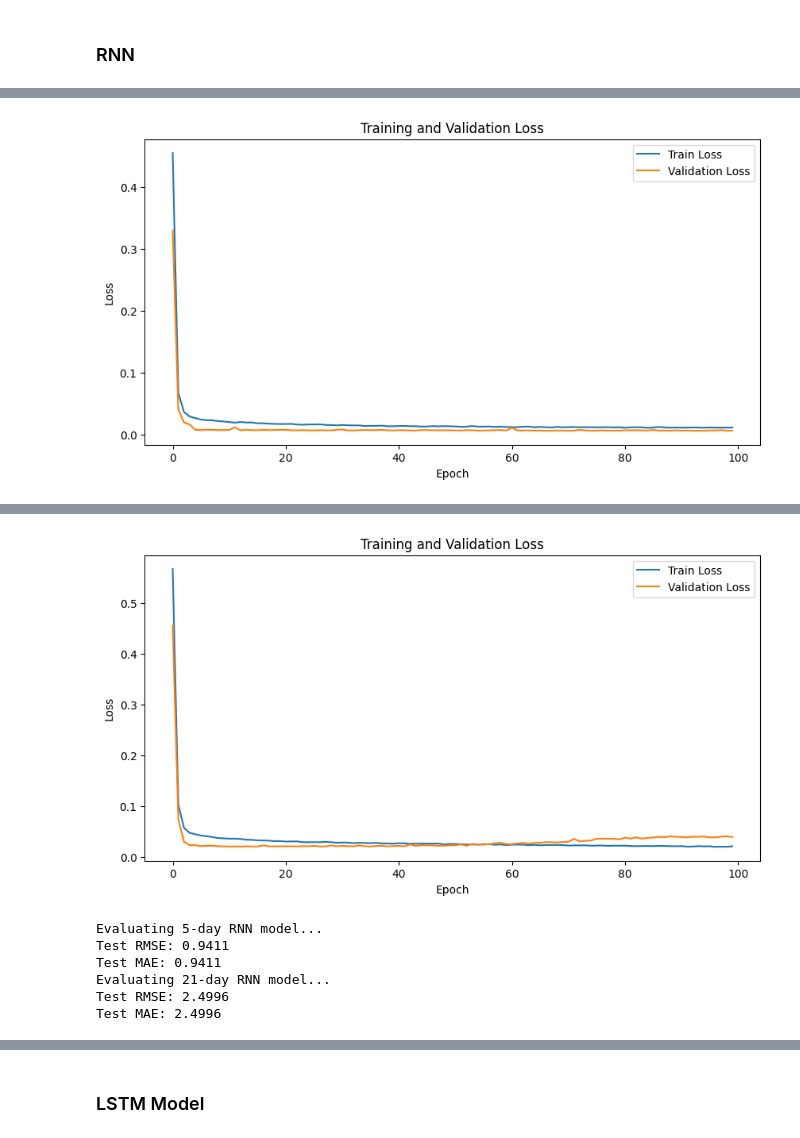
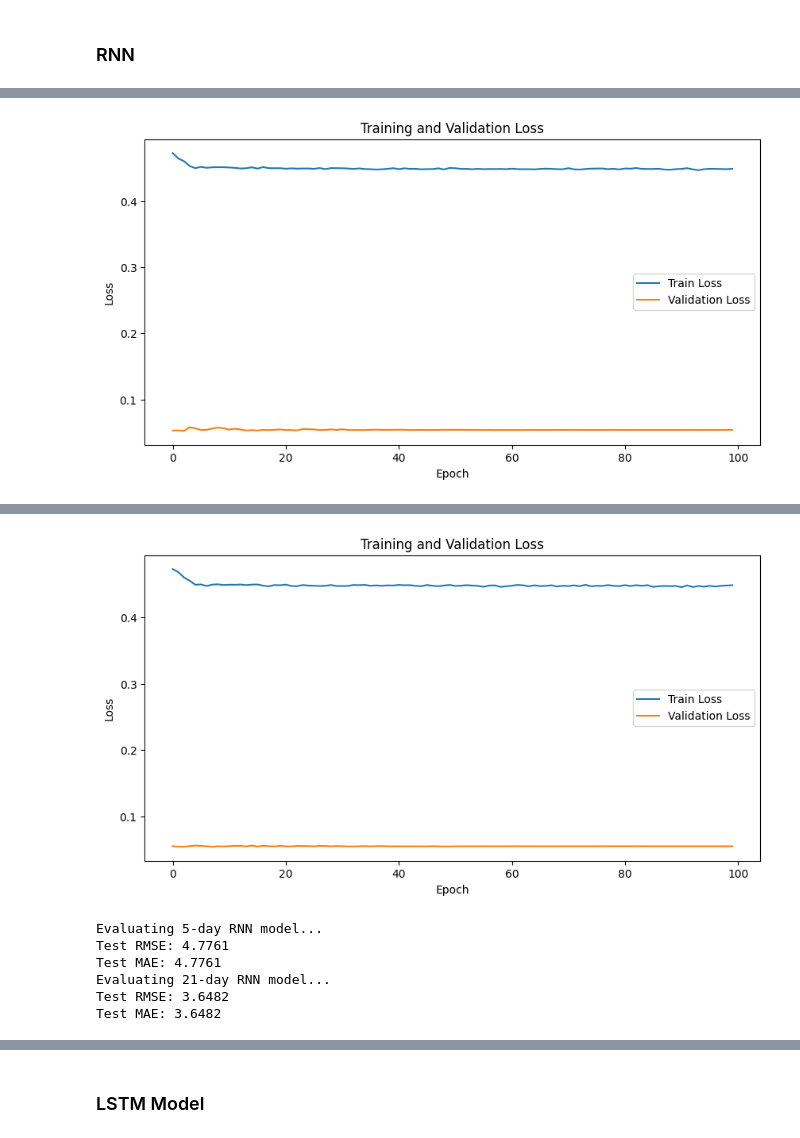
Before and after one commit to knuutti/stock-market-forecasting, a Jupyter notebook: project.ipynb, the cells around one changed output, grey strips where cells are left out. Drawn from its saved outputs; the diff is of its cells as text; code cells hidden in the pictures.

```diff
--- a/project.ipynb
+++ b/project.ipynb
@@ -391,10 +392,10 @@ class RNNModel(nn.Module):
         self.num_layers = num_layers
         self.rnn = nn.RNN(input_size, hidden_size, num_layers, batch_first=True, dropout=0.3)
         self.fc_layers = nn.Sequential(
-            nn.Linear(hidden_size, 256),
+            nn.Linear(hidden_size, 512),
             nn.ReLU(),
             nn.Dropout(0.3),
-            nn.Linear(256, output_size)
+            nn.Linear(512, output_size)
         )
 
     def forward(self, x):
@@ -411,10 +412,10 @@ class LSTMModel(nn.Module):
         self.num_layers = num_layers
         self.lstm = nn.LSTM(input_size, hidden_size, num_layers, batch_first=True, dropout=0.3)
         self.fc_layers = nn.Sequential(
-            nn.Linear(hidden_size, 256),
+            nn.Linear(hidden_size, 512),
             nn.ReLU(),
             nn.Dropout(0.3),
-            nn.Linear(256, output_size)
+            nn.Linear(512, output_size)
         )
 
     def forward(self, x):
@@ -548,7 +579,7 @@ Using device: cuda
 ### Functions
 # %%
 # Training function
-def train_model(model, train_loader, val_loader, optimizer, criterion, num_epochs, type):
+def train_model(model, train_loader, val_loader, optimizer, criterion, scheduler, num_epochs, type):
     model.to(device)
     best_val_loss = float('inf')
     all_train_losses = []
@@ -578,6 +609,8 @@ def train_model(model, train_loader, val_loader, optimizer, criterion, num_epoch
         avg_val_loss = np.mean(val_losses)
         if (epoch+1) % 10 == 0 or epoch == 0:
             print(f"Epoch [{epoch+1}/{num_epochs}], Train Loss: {avg_train_loss:.4f}, Val Loss: {avg_val_loss:.4f}")
+
+        scheduler.step(avg_val_loss)
 
         # Save the best model
         if avg_val_loss < best_val_loss:
@@ -635,15 +668,17 @@ model_5 = RNNModel(input_size=n_features, hidden_size=128, num_layers=2, output_
 model_21 = RNNModel(input_size=n_features, hidden_size=128, num_layers=2, output_size=n_future_21)
 
 num_epochs = 100
-criterion = nn.MSELoss()
-optimizer_5 = torch.optim.Adam(model_5.parameters(), lr=5e-5)
-optimizer_21 = torch.optim.Adam(model_21.parameters(), lr=5e-5)
+criterion = nn.SmoothL1Loss()
+optimizer_5 = torch.optim.Adam(model_5.parameters(), lr=1e-4)
+optimizer_21 = torch.optim.Adam(model_21.parameters(), lr=1e-4)
+scheduler_5 = torch.optim.lr_scheduler.ReduceLROnPlateau(optimizer_5, mode='min', factor=0.5, patience=10)
+scheduler_21 = torch.optim.lr_scheduler.ReduceLROnPlateau(optimizer_21, mode='min', factor=0.5, patience=10)
 
 # Train models
 print("Training 5-day RNN model...")
-model_5 = train_model(model_5, train_loader_5, val_loader_5, optimizer_5, criterion, num_epochs, type='RNN 5-day')
+model_5 = train_model(model_5, train_loader_5, val_loader_5, optimizer_5, criterion, scheduler_5, num_epochs, type='RNN 5-day')
 print("Training 21-day RNN model...")
-model_21 = train_model(model_21, train_loader_21, val_loader_21, optimizer_21, criterion, num_epochs, type='RNN 21-day')
+model_21 = train_model(model_21, train_loader_21, val_loader_21, optimizer_21, criterion, scheduler_21, num_epochs, type='RNN 21-day')
 
 # Evaluate models
 print("Evaluating 5-day RNN model...")
@@ -657,8 +692,8 @@ real_future_5 = y_test_5_real.flatten()
 pred_future_5 = simulated_prediction_5.flatten()
 
 # Connect the lines
-plot_real_5 = np.insert(pred_future_5, 0, past_63_days_5[-1])
-plot_pred_5 = np.insert(real_future_5, 0, past_63_days_5[-1])
+plot_pred_5 = np.insert(pred_future_5, 0, past_63_days_5[-1])
+plot_real_5 = np.insert(real_future_5, 0, past_63_days_5[-1])
 
 x_past = np.arange(0, 63)
 x_future_5 = np.arange(62, 62 + len(plot_real_5))
@@ -677,8 +712,8 @@ plt.show()
 past_63_days_21 = y[-63-21:-21].values
 real_future_21 = y_test_21_real.flatten()
 pred_future_21 = simulated_prediction_21.flatten()
-plot_real_21 = np.insert(pred_future_21, 0, past_63_days_21[-1])
-plot_pred_21 = np.insert(real_future_21, 0, past_63_days_21[-1])
+plot_pred_21 = np.insert(pred_future_21, 0, past_63_days_21[-1])
+plot_real_21 = np.insert(real_future_21, 0, past_63_days_21[-1])
 
 x_future_21 = np.arange(62, 62 + len(plot_real_21))
 
@@ -708,2 +743,2 @@ Epoch [100/100], Train Loss: 0.0110, Val Loss: 0.0059
-[figure, old version]
+[figure, new version]
 Training 21-day RNN model...
@@ -721,7 +756,7 @@ Epoch [100/100], Train Loss: 0.0204, Val Loss: 0.0387
-[figure, old version]
+[figure, new version]
 Evaluating 5-day RNN model...
-Test RMSE: 0.9411
-Test MAE: 0.9411
+Test RMSE: 4.7761
+Test MAE: 4.7761
 Evaluating 21-day RNN model...
-Test RMSE: 2.4996
-Test MAE: 2.4996
+Test RMSE: 3.6482
+Test MAE: 3.6482
```
Also changed, not shown: parts of 4 cells of this notebook, 4 other files.
